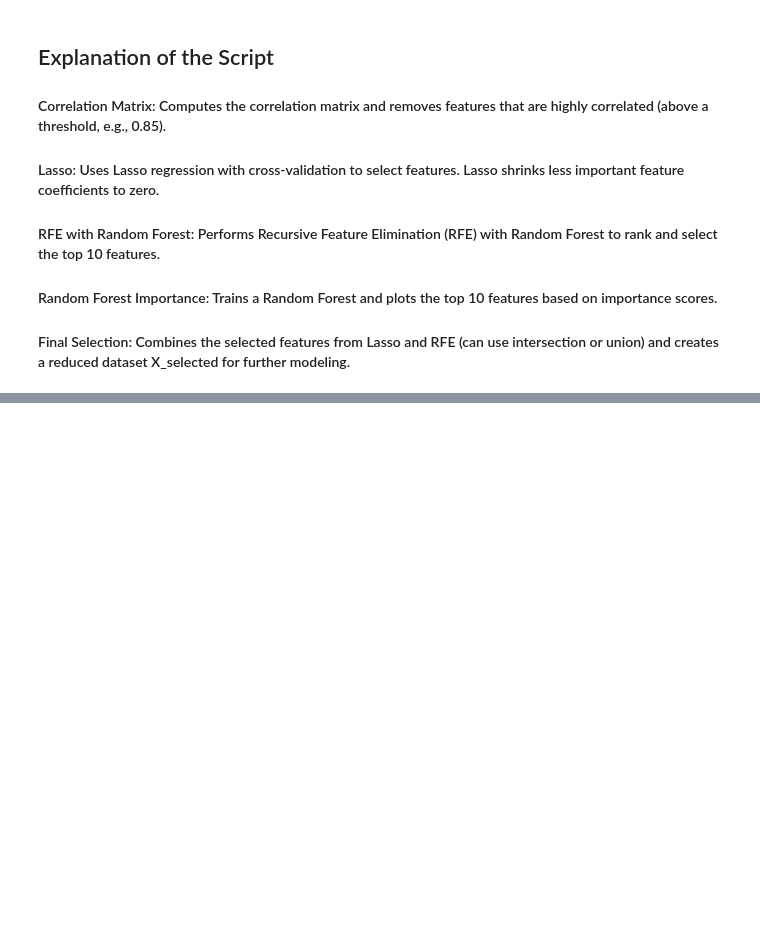
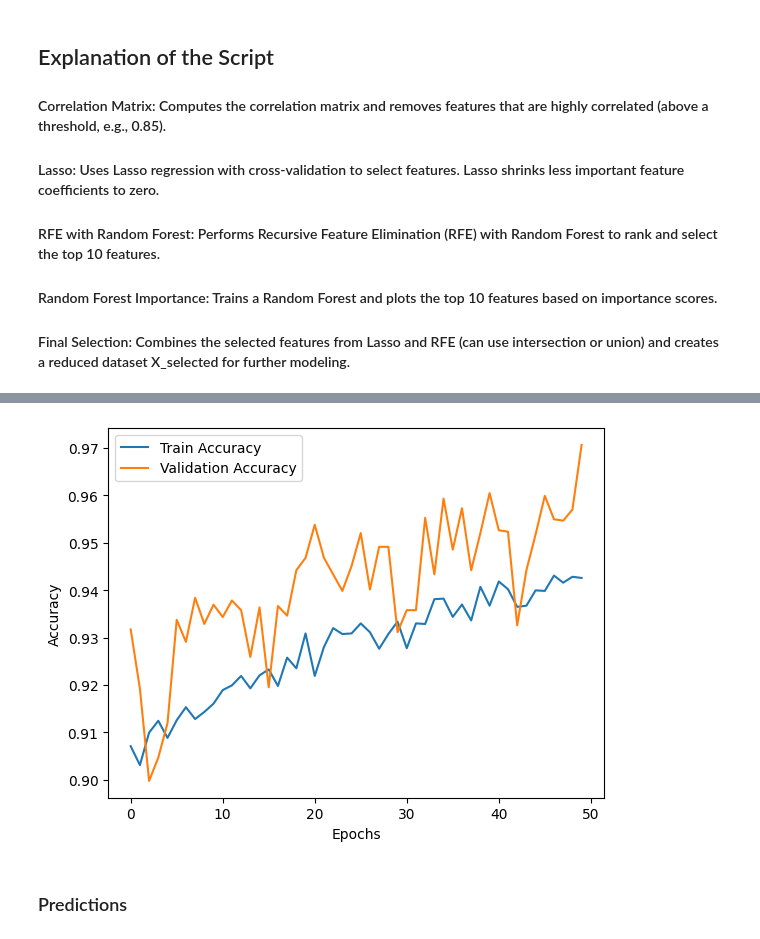
Before and after one commit to Iftekhar-mobin/AI_NLP_Journey, a Jupyter notebook: CNN Timeseries to Image classification/CNN for Time series to Image BUY Sell Hold Classification.ipynb, the cells around one changed output, grey strips where cells are left out. Cells and saved outputs as stored; diff of their text form; code cells hidden in the pictures; blank space fills up the shorter version.

```diff
--- a/CNN Timeseries to Image classification/CNN for Time series to Image BUY Sell Hold Classification.ipynb
+++ b/CNN Timeseries to Image classification/CNN for Time series to Image BUY Sell Hold Classification.ipynb
@@ -749,0 +566,5 @@ AssertionError: x_train has 15 features, expected 16
+# %%
+# Assuming `y_train`, `y_cv`, and `y_test` are integer labels
+y_train_onehot = to_categorical(y_train, num_classes=3)
+y_cv_onehot = to_categorical(y_cv, num_classes=3)
+y_test_onehot = to_categorical(y_test, num_classes=3)
@@ -749,0 +573,12 @@ AssertionError: x_train has 15 features, expected 16
+# %%
+model = Sequential([
+    Conv1D(filters=64, kernel_size=3, activation='relu', input_shape=(15, 1)),
+    MaxPooling1D(pool_size=2),
+    Dropout(0.2),
+    Conv1D(filters=128, kernel_size=3, activation='relu'),
+    MaxPooling1D(pool_size=2),
+    Flatten(),
+    Dense(64, activation='relu'),
+    Dropout(0.5),
+    Dense(3, activation='softmax')  # 3 classes: 0, 1, 2
+])
@@ -749,0 +591,5 @@ AssertionError: x_train has 15 features, expected 16
+# %%
+## If One hot encoded
+model.compile(optimizer='adam',
+              loss='categorical_crossentropy',
+              metrics=['accuracy'])
@@ -749,0 +619,6 @@ AssertionError: x_train has 15 features, expected 16
+# %%
+### If one hot encoded
+history = model.fit(x_train, y_train_onehot,
+                    epochs=50,
+                    batch_size=32,
+                    validation_data=(x_cv, y_cv_onehot))
@@ -749,0 +705,13 @@ AssertionError: x_train has 15 features, expected 16
+# %%
+import matplotlib.pyplot as plt
+
+plt.plot(history.history['accuracy'], label='Train Accuracy')
+plt.plot(history.history['val_accuracy'], label='Validation Accuracy')
+plt.xlabel('Epochs')
+plt.ylabel('Accuracy')
+plt.legend()
+plt.show()
+# %% [output]
+[figure, added]
+# %% [markdown]
+### Predictions
```
Also changed, not shown: parts of 38 cells of this notebook.
